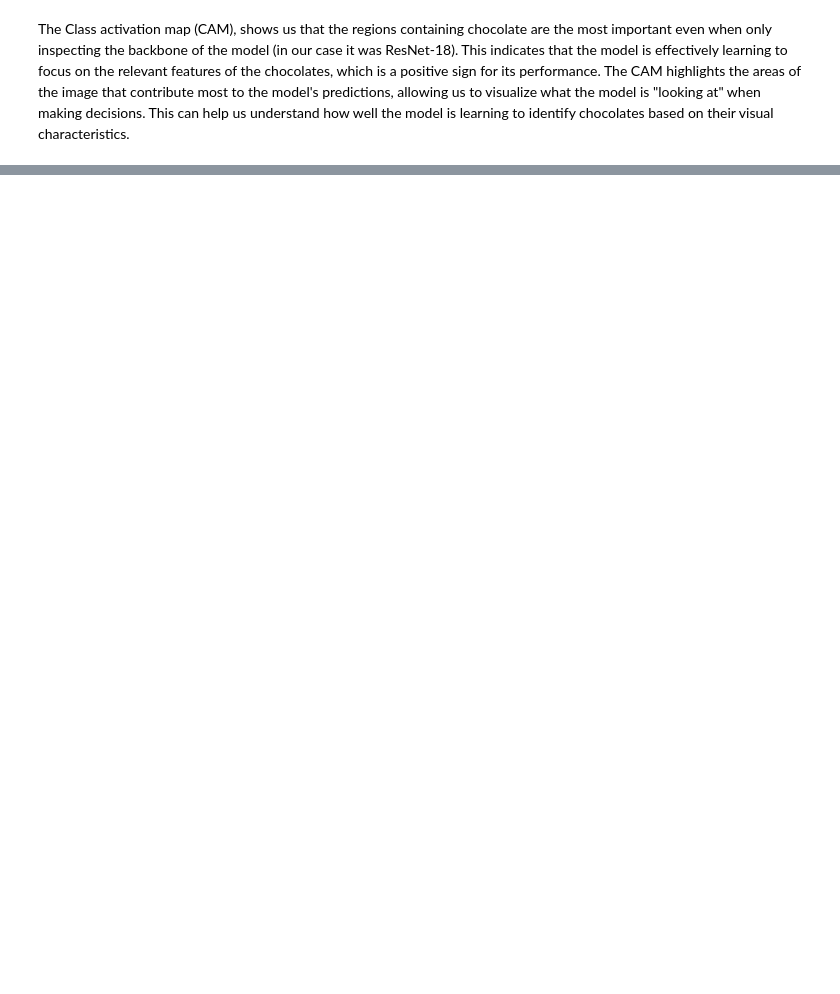
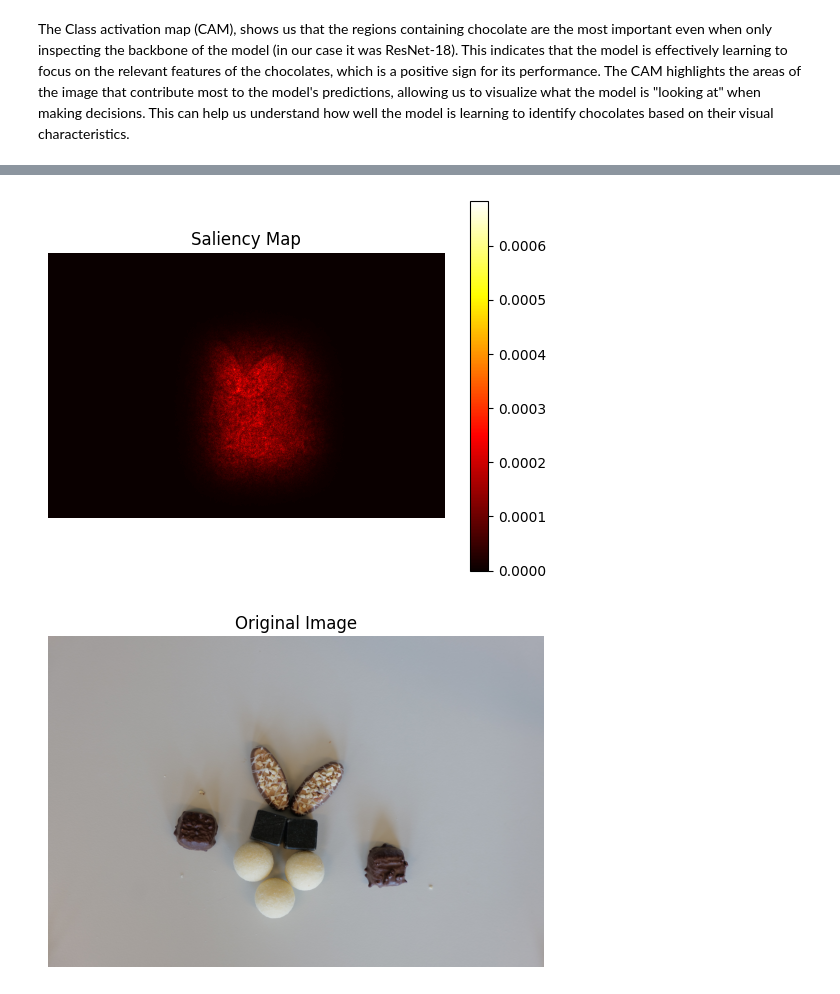
Before and after one commit to Elidx8/group_28_repo, a Jupyter notebook: project_final_nodataset/report.ipynb, the cells around one changed output, grey strips where cells are left out. Drawn from its saved outputs; the diff is of its cells as text; code cells hidden in the pictures; blank space fills up the shorter version.

```diff
--- a/project_final_nodataset/report.ipynb
+++ b/project_final_nodataset/report.ipynb
@@ -835,0 +993,22 @@ The Class activation map (CAM), shows us that the regions containing chocolate a
+# %%
+# Test Saliency Map
+# Example usage of Saliency Map
+# Ensure that the model and img_tensor are properly defined
+# Example:
+img_tensor, _ = transforms(Image.open("dataset_project_iapr2025/test/L1000812.JPG"), {})
+saliency = saliency_map(model, img_tensor, device)
+plt.imshow(saliency, cmap='hot')
+plt.colorbar()
+plt.title("Saliency Map")
+plt.axis("off")
+plt.show()
+
+# Plot the original image
+img = Image.open("dataset_project_iapr2025/test/L1000812.JPG")
+plt.imshow(img)
+plt.axis("off")
+plt.title("Original Image")
+plt.show()
+# %% [output]
+[figure, added]
+[figure, added]
```
Also changed, not shown: parts of 10 cells of this notebook.
